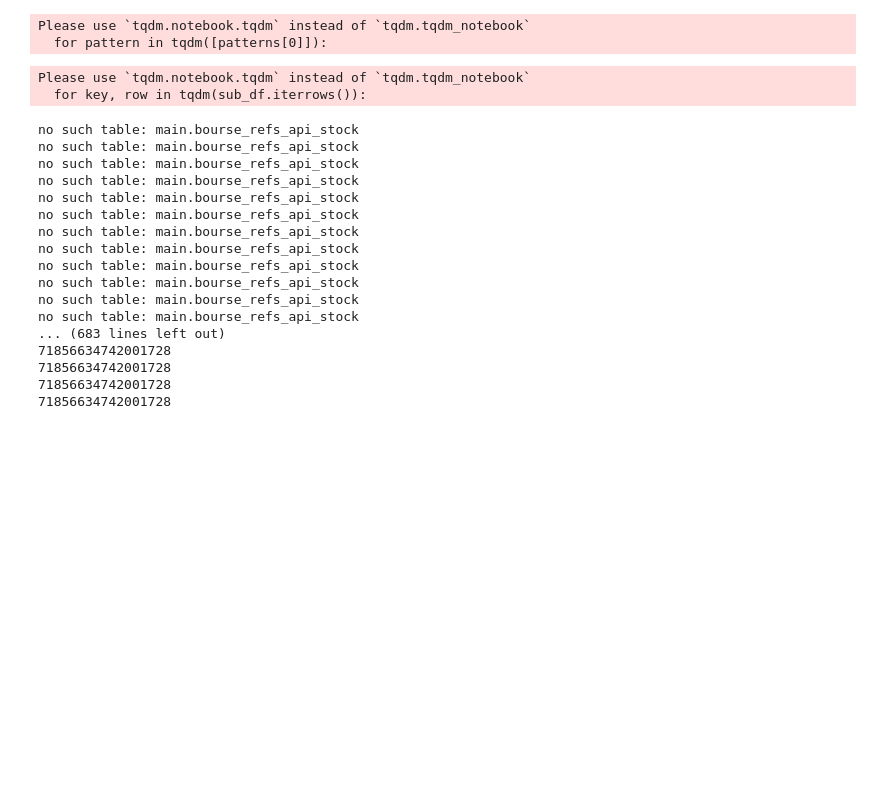
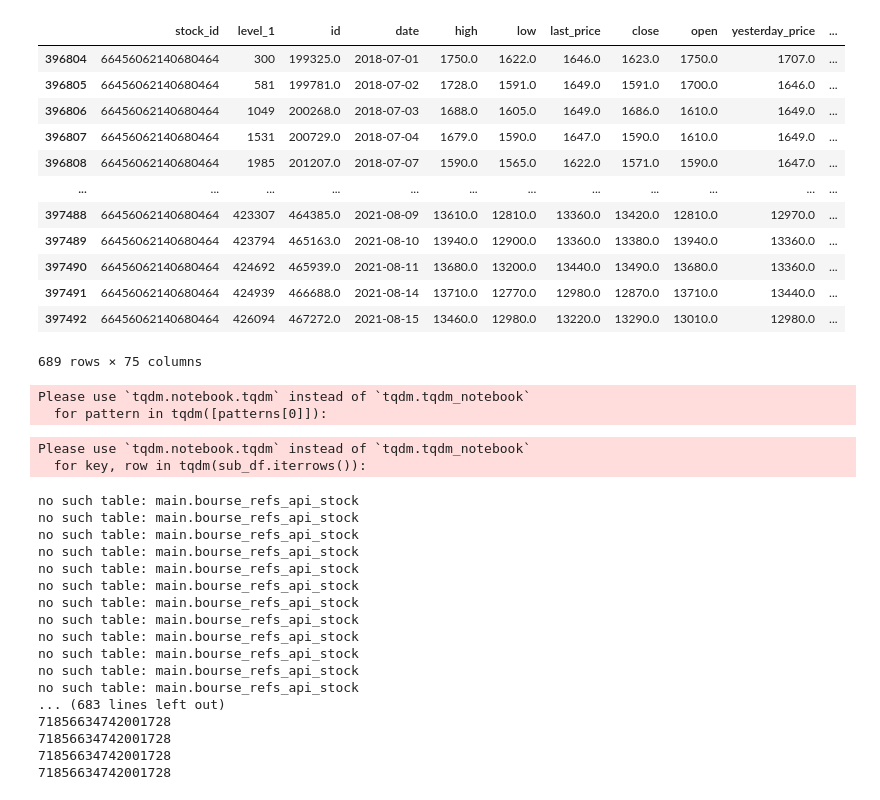
Before and after one commit to parsaalian/thesis, a Jupyter notebook: backend/notebooks/candle_patterns.ipynb, the cells around one changed output. Saved outputs shown, nothing was run; the diff lists cells and outputs as text; code cells hidden in the pictures; blank space fills up the shorter version.

```diff
--- a/backend/notebooks/candle_patterns.ipynb
+++ b/backend/notebooks/candle_patterns.ipynb
@@ -47,3 +153,19 @@ df = df.rename(columns={ 'CDL_DOJI_10_0.1': 'CDL_DOJI' })
+# %%
+res_df[res_df.stock_id == 66456062140680464]
+# %% [output]
+|  | stock_id | level_1 | id | date | high | low | last_price | close | open | yesterday_price | ... |
+| 396804 | 66456062140680464 | 300 | 199325.0 | 2018-07-01 | 1750.0 | 1622.0 | 1646.0 | 1623.0 | 1750.0 | 1707.0 | ... |
+| 396805 | 66456062140680464 | 581 | 199781.0 | 2018-07-02 | 1728.0 | 1591.0 | 1649.0 | 1591.0 | 1700.0 | 1646.0 | ... |
+| 396806 | 66456062140680464 | 1049 | 200268.0 | 2018-07-03 | 1688.0 | 1605.0 | 1649.0 | 1686.0 | 1610.0 | 1649.0 | ... |
+| 396807 | 66456062140680464 | 1531 | 200729.0 | 2018-07-04 | 1679.0 | 1590.0 | 1647.0 | 1590.0 | 1610.0 | 1649.0 | ... |
+| 396808 | 66456062140680464 | 1985 | 201207.0 | 2018-07-07 | 1590.0 | 1565.0 | 1622.0 | 1571.0 | 1590.0 | 1647.0 | ... |
+| ... | ... | ... | ... | ... | ... | ... | ... | ... | ... | ... | ... |
+| 397488 | 66456062140680464 | 423307 | 464385.0 | 2021-08-09 | 13610.0 | 12810.0 | 13360.0 | 13420.0 | 12810.0 | 12970.0 | ... |
+| 397489 | 66456062140680464 | 423794 | 465163.0 | 2021-08-10 | 13940.0 | 12900.0 | 13360.0 | 13380.0 | 13940.0 | 13360.0 | ... |
+| 397490 | 66456062140680464 | 424692 | 465939.0 | 2021-08-11 | 13680.0 | 13200.0 | 13440.0 | 13490.0 | 13680.0 | 13360.0 | ... |
+| 397491 | 66456062140680464 | 424939 | 466688.0 | 2021-08-14 | 13710.0 | 12770.0 | 12980.0 | 12870.0 | 13710.0 | 13440.0 | ... |
+| 397492 | 66456062140680464 | 426094 | 467272.0 | 2021-08-15 | 13460.0 | 12980.0 | 13220.0 | 13290.0 | 13010.0 | 12980.0 | ... |
+689 rows × 75 columns
 # %%
 patterns = Pattern.objects.all()
 # %%
```
Also changed, not shown: parts of 10 cells of this notebook, 1 other file.
